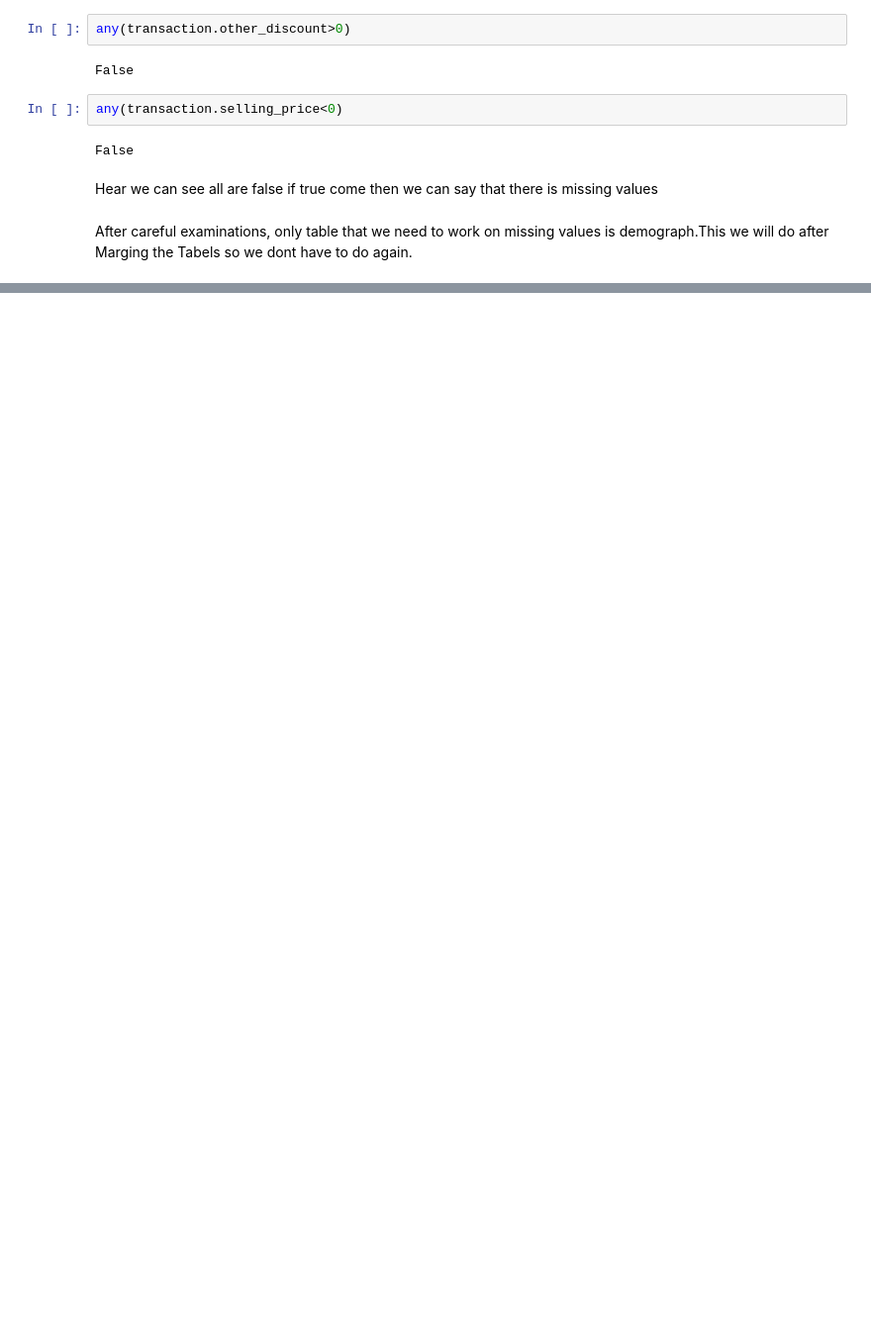
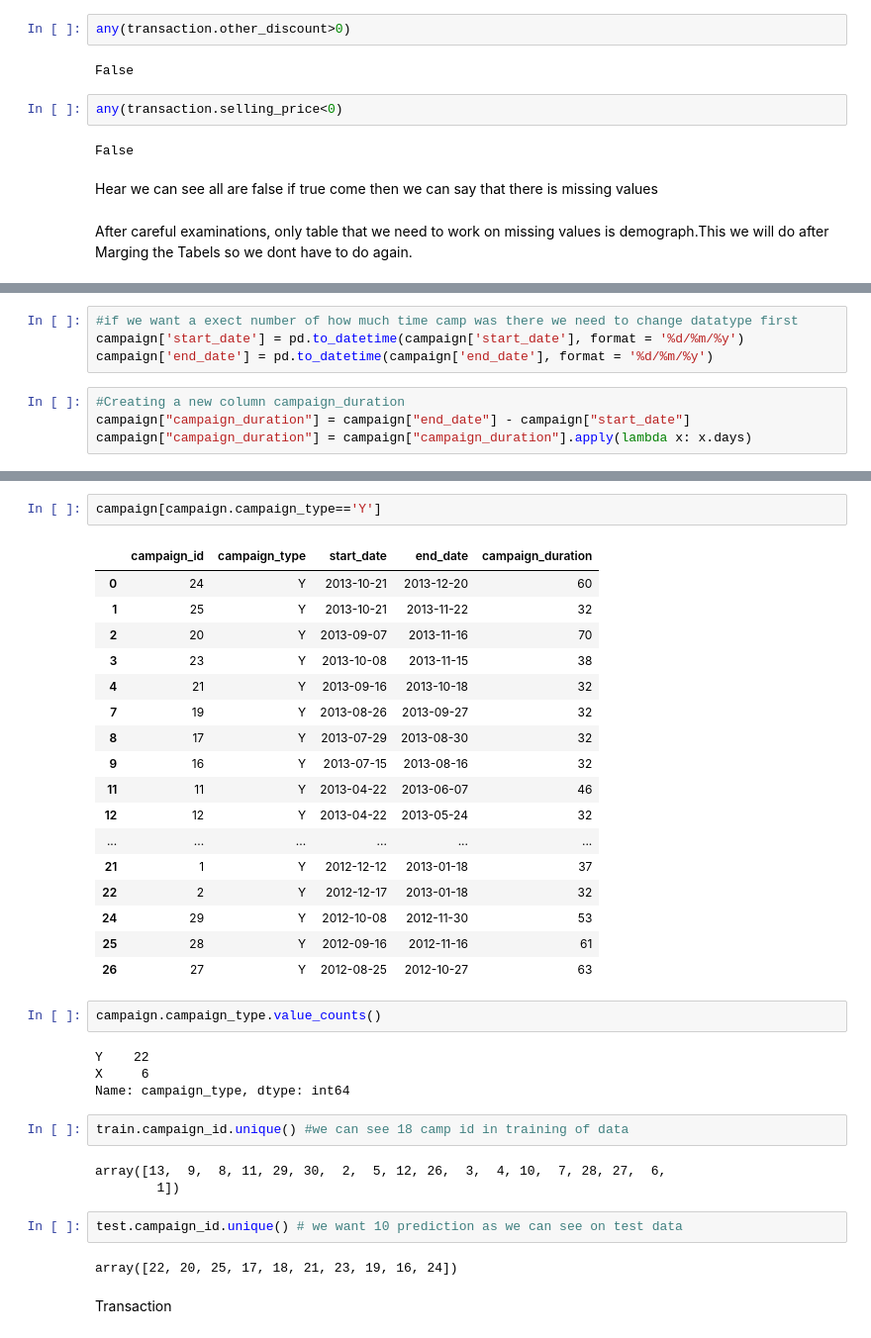
Before and after one commit to nkukadiya89/coupon-redemption-ML, a Jupyter notebook: data_analysis.ipynb, the cells around one changed output, grey strips where cells are left out. Shown at 99% size. Saved outputs shown, nothing was run; the diff lists cells and outputs as text; blank space fills up the shorter version.

```diff
--- a/data_analysis.ipynb
+++ b/data_analysis.ipynb
@@ -679,0 +688,8 @@ After careful examinations, only table that we need to work on missing values is
+# %%
+#if we want a exect number of how much time camp was there we need to change datatype first
+campaign['start_date'] = pd.to_datetime(campaign['start_date'], format = '%d/%m/%y')
+campaign['end_date'] = pd.to_datetime(campaign['end_date'], format = '%d/%m/%y')
+# %%
+#Creating a new column campaign_duration
+campaign["campaign_duration"] = campaign["end_date"] - campaign["start_date"]
+campaign["campaign_duration"] = campaign["campaign_duration"].apply(lambda x: x.days)
@@ -679,0 +742,37 @@ After careful examinations, only table that we need to work on missing values is
+# %%
+campaign[campaign.campaign_type=='Y']
+# %% [output]
+|  | campaign_id | campaign_type | start_date | end_date | campaign_duration |
+| 0 | 24 | Y | 2013-10-21 | 2013-12-20 | 60 |
+| 1 | 25 | Y | 2013-10-21 | 2013-11-22 | 32 |
+| 2 | 20 | Y | 2013-09-07 | 2013-11-16 | 70 |
+| 3 | 23 | Y | 2013-10-08 | 2013-11-15 | 38 |
+| 4 | 21 | Y | 2013-09-16 | 2013-10-18 | 32 |
+| 7 | 19 | Y | 2013-08-26 | 2013-09-27 | 32 |
+| 8 | 17 | Y | 2013-07-29 | 2013-08-30 | 32 |
+| 9 | 16 | Y | 2013-07-15 | 2013-08-16 | 32 |
+| 11 | 11 | Y | 2013-04-22 | 2013-06-07 | 46 |
+| 12 | 12 | Y | 2013-04-22 | 2013-05-24 | 32 |
+| ... | ... | ... | ... | ... | ... |
+| 21 | 1 | Y | 2012-12-12 | 2013-01-18 | 37 |
+| 22 | 2 | Y | 2012-12-17 | 2013-01-18 | 32 |
+| 24 | 29 | Y | 2012-10-08 | 2012-11-30 | 53 |
+| 25 | 28 | Y | 2012-09-16 | 2012-11-16 | 61 |
+| 26 | 27 | Y | 2012-08-25 | 2012-10-27 | 63 |
+# %%
+campaign.campaign_type.value_counts()
+# %% [output]
+Y    22
+X     6
+Name: campaign_type, dtype: int64
+# %%
+train.campaign_id.unique() #we can see 18 camp id in training of data
+# %% [output]
+array([13,  9,  8, 11, 29, 30,  2,  5, 12, 26,  3,  4, 10,  7, 28, 27,  6,
+        1])
+# %%
+test.campaign_id.unique() # we want 10 prediction as we can see on test data
+# %% [output]
+array([22, 20, 25, 17, 18, 21, 23, 19, 16, 24])
+# %% [markdown]
+Transaction
```
Also changed, not shown: parts of 28 cells of this notebook.
